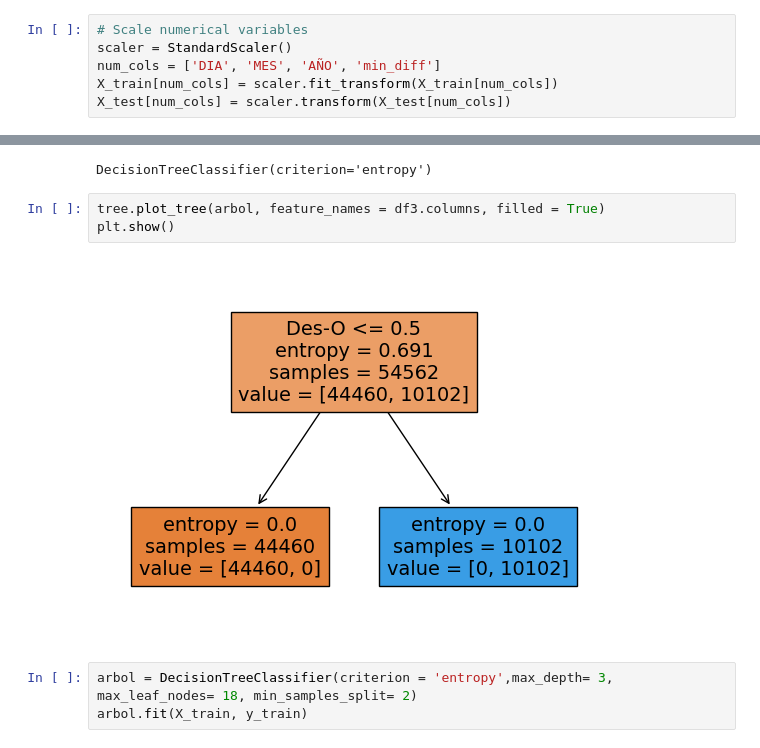
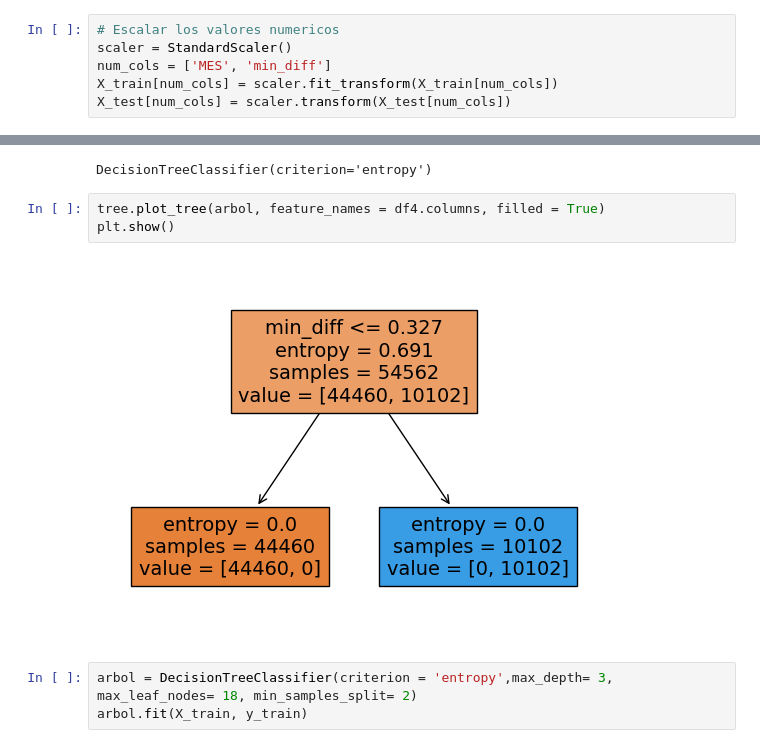
Before and after one commit to fcofarias/Data-Scientist-Challenge-Francisco-Far-as, a Jupyter notebook: solution.ipynb, the cells around one changed output, grey strips where cells are left out. Drawn from its saved outputs; the diff is of its cells as text.

```diff
--- a/solution.ipynb
+++ b/solution.ipynb
@@ -447,9 +482,9 @@ LinAlgError: Singular matrix
 # %%
 X_train, X_test, y_train, y_test = train_test_split(X, y, test_size=0.2, random_state=42)
 # %%
-# Scale numerical variables
+# Escalar los valores numericos
 scaler = StandardScaler()
-num_cols = ['DIA', 'MES', 'AÑO', 'min_diff']
+num_cols = ['MES', 'min_diff']
 X_train[num_cols] = scaler.fit_transform(X_train[num_cols])
 X_test[num_cols] = scaler.transform(X_test[num_cols])
 # %%
@@ -515,10 +550,10 @@ arbol.fit(X_train, y_train)
 # %% [output]
 DecisionTreeClassifier(criterion='entropy')
 # %%
-tree.plot_tree(arbol, feature_names = df3.columns, filled = True)
+tree.plot_tree(arbol, feature_names = df4.columns, filled = True)
 plt.show()
 # %% [output]
-[figure, old version]
+[figure, new version]
 # %%
 arbol = DecisionTreeClassifier(criterion = 'entropy',max_depth= 3, max_leaf_nodes= 18, min_samples_split= 2)
 arbol.fit(X_train, y_train)
```
Also changed, not shown: parts of 28 cells of this notebook.
